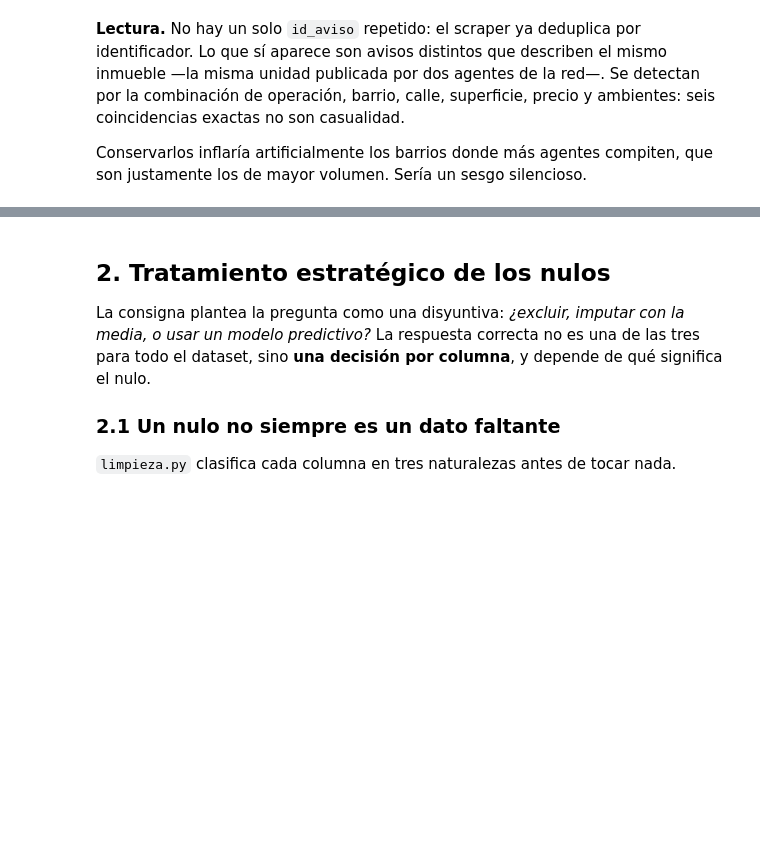
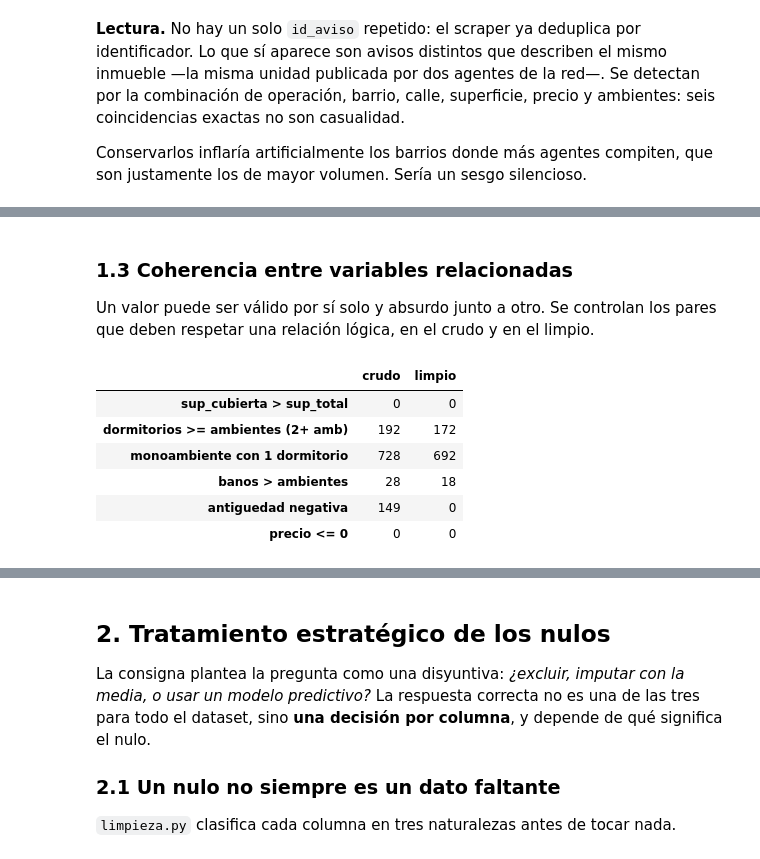
Before and after one commit to NicolasCaveda/Analitica_descriptiva, a Jupyter notebook: Entrega 2/notebooks/01_limpieza_y_calidad.ipynb, the cells around one changed output, grey strips where cells are left out. Drawn from its saved outputs; the diff is of its cells as text; code cells hidden in the pictures; blank space fills up the shorter version.

```diff
--- a/Entrega 2/notebooks/01_limpieza_y_calidad.ipynb
+++ b/Entrega 2/notebooks/01_limpieza_y_calidad.ipynb
@@ -104,0 +206,25 @@ justamente los de mayor volumen. Sería un sesgo silencioso.
+# %% [markdown]
+### 1.3 Coherencia entre variables relacionadas
+
+Un valor puede ser válido por sí solo y absurdo junto a otro. Se controlan los pares
+que deben respetar una relación lógica, en el crudo y en el limpio.
+# %%
+def controles_coherencia(df):
+    return pd.Series({
+        "sup_cubierta > sup_total":         (df.sup_cubierta_m2 > df.sup_total_m2).sum(),
+        "dormitorios >= ambientes (2+ amb)": ((df.dormitorios >= df.ambientes) & (df.ambientes >= 2)).sum(),
+        "monoambiente con 1 dormitorio":    ((df.ambientes == 1) & (df.dormitorios == 1)).sum(),
+        "banos > ambientes":                (df.banos > df.ambientes).sum(),
+        "antiguedad negativa":              (df.antiguedad_anios < 0).sum(),
+        "precio <= 0":                      (df.precio_valor <= 0).sum(),
+    })
+
+pd.DataFrame({"crudo": controles_coherencia(crudo), "limpio": controles_coherencia(limpio)})
+# %% [output]
+|  | crudo | limpio |
+| sup_cubierta > sup_total | 0 | 0 |
+| dormitorios >= ambientes (2+ amb) | 192 | 172 |
+| monoambiente con 1 dormitorio | 728 | 692 |
+| banos > ambientes | 28 | 18 |
+| antiguedad negativa | 149 | 0 |
+| precio <= 0 | 0 | 0 |
```
Also changed, not shown: parts of 21 cells of this notebook, 56 other files.
